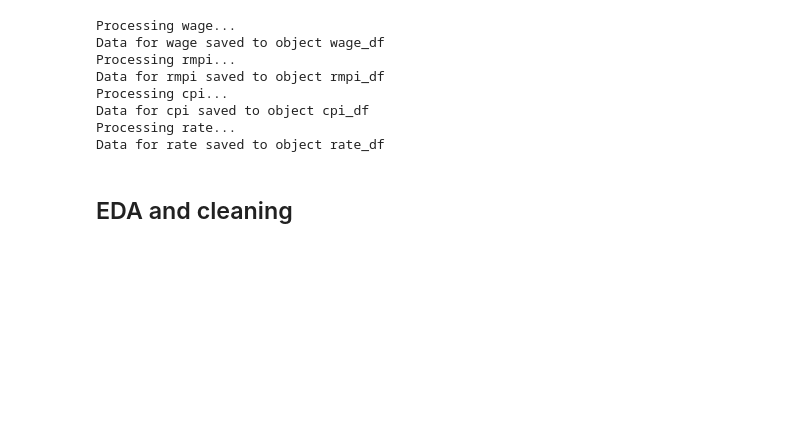
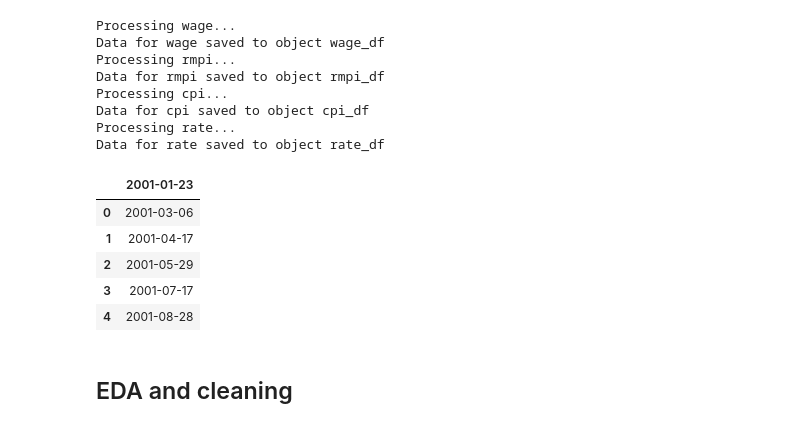
Before and after one commit to FleaBusyBeeBergs/dtsa5506-pipeline, a Jupyter notebook: dtsa5506_final_project.ipynb, the cells around one changed output. Drawn from its saved outputs; the diff is of its cells as text; code cells hidden in the pictures; blank space fills up the shorter version.

```diff
--- a/dtsa5506_final_project.ipynb
+++ b/dtsa5506_final_project.ipynb
@@ -214,6 +214,18 @@ Processing cpi...
 Data for cpi saved to object cpi_df
 Processing rate...
 Data for rate saved to object rate_df
+# %%
+# rate announcement dates in repo
+url = 'https://raw.githubusercontent.com/FleaBusyBeeBergs/dtsa5506-pipeline/main/data/rate-announcements.csv'
+rate_announcements = pd.read_csv(url)
+rate_announcements.head()
+# %% [output]
+|  | 2001-01-23 |
+| 0 | 2001-03-06 |
+| 1 | 2001-04-17 |
+| 2 | 2001-05-29 |
+| 3 | 2001-07-17 |
+| 4 | 2001-08-28 |
 # %% [markdown]
 ## EDA and cleaning
 # %%
```
Also changed, not shown: parts of 14 cells of this notebook.
